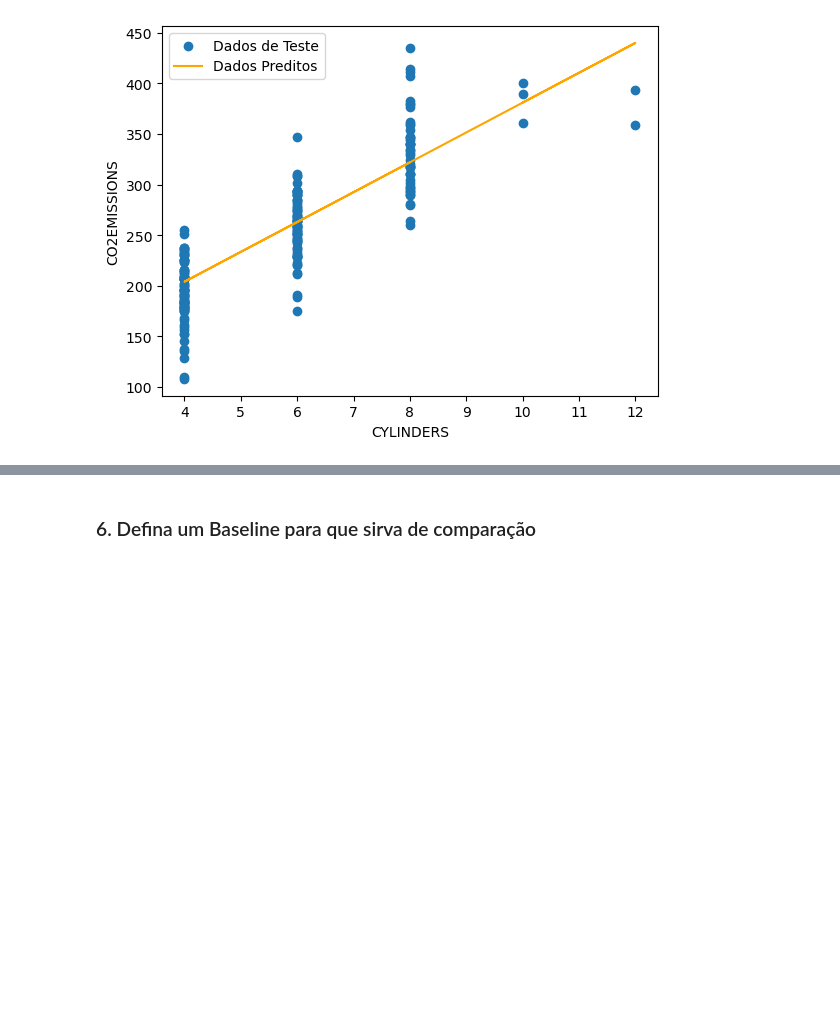
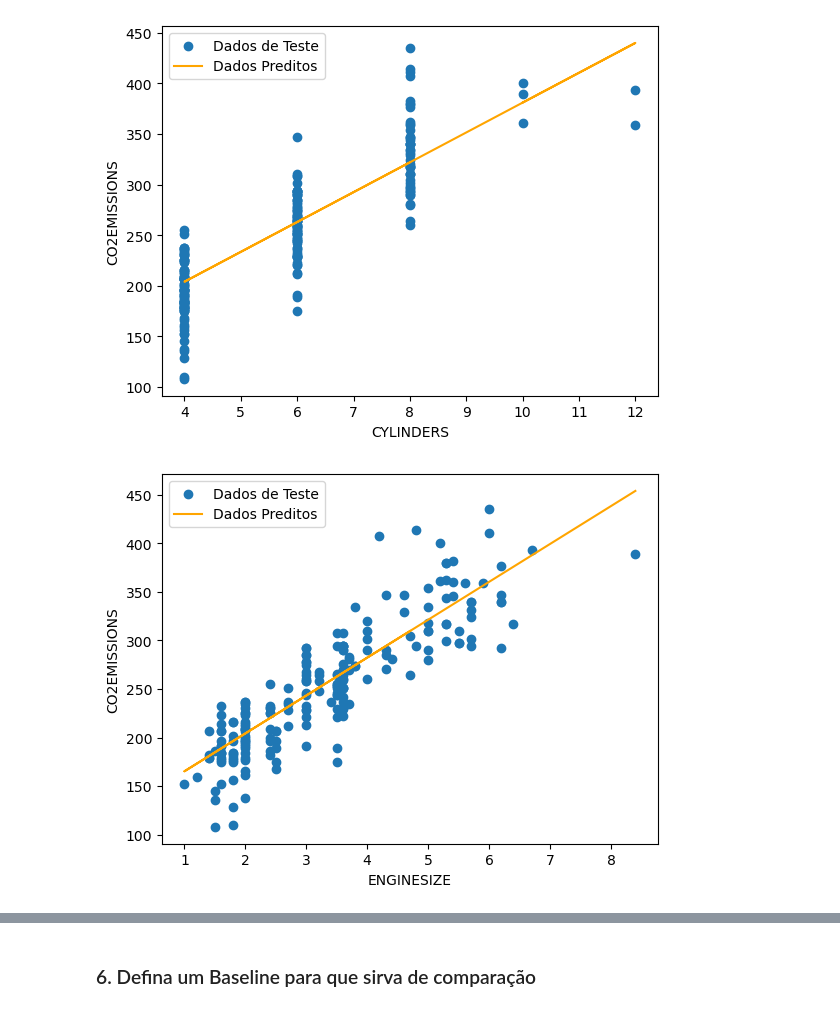
Before and after one commit to JulioAquinoDev/Classification_and_regression, a Jupyter notebook: Classification_and_regression.ipynb, the cells around one changed output, grey strips where cells are left out. Drawn from its saved outputs; the diff is of its cells as text; code cells hidden in the pictures; blank space fills up the shorter version.

```diff
--- a/Classification_and_regression.ipynb
+++ b/Classification_and_regression.ipynb
@@ -163,10 +163,14 @@ dados3.sample(3)
 #### 5.1. Separe os dados de treino e teste.
 # %%
 # Separando as colunas de interesse
+A = np.asarray([dados3['ENGINESIZE']])
+B = np.asarray([dados3['FUELCONSCOMB']])
 X = np.asarray([dados3['CYLINDERS']])
 y = np.asarray([dados3['CO2EMISSIONS']])
 
 X_train, X_test, y_train, y_test = train_test_split(X.T, y.T, test_size = 0.2, random_state = 42)
+A_train, A_test, y_train, y_test = train_test_split(A.T, y.T, test_size = 0.2, random_state = 42)
+B_train, B_test, y_train, y_test = train_test_split(B.T, y.T, test_size = 0.2, random_state = 42)
 # %% [markdown]
 #### 5.2. Import sklearn library.
 # %%
@@ -175,11 +179,15 @@ X_train, X_test, y_train, y_test = train_test_split(X.T, y.T, test_size = 0.2, r
 #### 5.3. Crie a variável com o modelo de Regressão Linear.
 # %%
 lr = LinearRegression()
+lrA = LinearRegression()
+lrB = LinearRegression()
 # %% [markdown]
 #### 5.4. Separe os dados de treino e teste.
 # %%
 # Treinar Modelo
 lr.fit(X_train, y_train)
+lrA.fit(A_train, y_train)
+lrB.fit(B_train, y_train)
 # %% [output]
 LinearRegression()
 # %% [markdown]
@@ -187,6 +195,8 @@ LinearRegression()
 # %%
 # Predição dos dados de Teste
 y_pred = lr.predict(X_test)
+y_predA = lrA.predict(A_test)
+y_predB = lrB.predict(B_test)
 # %% [markdown]
 #### 5.6. Rode o Modelo.
 # %%
@@ -218,3 +257,12 @@ plt.legend()
 plt.show()
 # %% [output]
 [figure]
+# %%
+plt.scatter(A_test, y_test, label = "Dados de Teste")
+plt.plot(A_test, y_predA, c = "orange", label = "Dados Preditos")
+plt.xlabel("ENGINESIZE")
+plt.ylabel("CO2EMISSIONS")
+plt.legend()
+plt.show()
+# %% [output]
+[figure, added]
```
Also changed, not shown: parts of 8 cells of this notebook.
